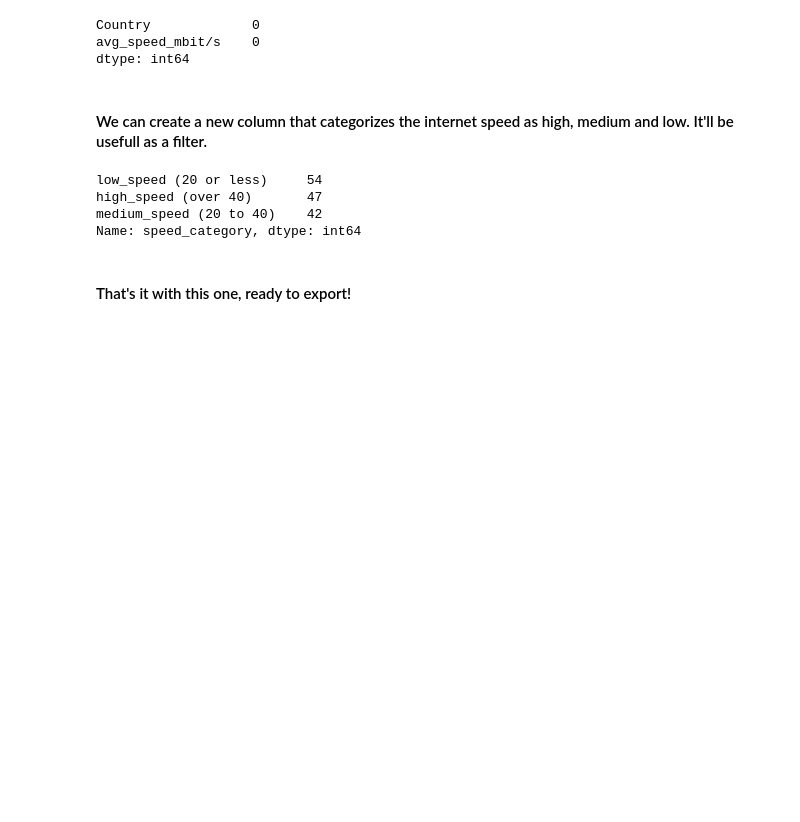
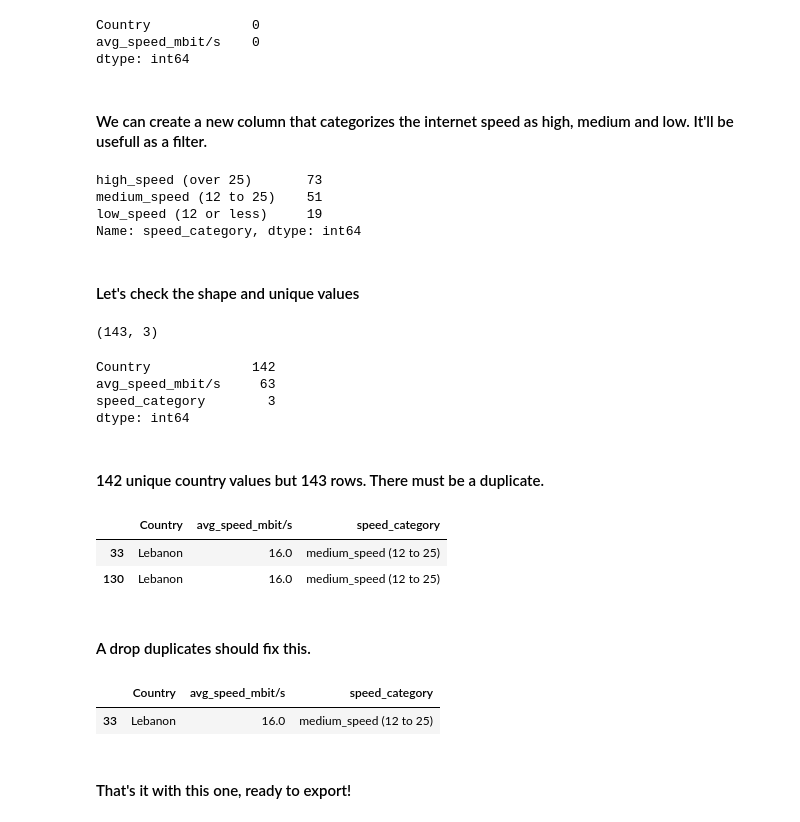
Before and after one commit to ManuelEspitia1/cerebro, a Jupyter notebook: webproject.ipynb, the cells around one changed output. Drawn from its saved outputs; the diff is of its cells as text; code cells hidden in the pictures; blank space fills up the shorter version.

Commit message:
Fix bug in speed DF Please enter the commit message for your changes. Lines starting

```diff
--- a/webproject.ipynb
+++ b/webproject.ipynb
@@ -439,17 +439,41 @@ speed['Country'] = speed['Country'].str.strip()
 # %%
 # Setting up speed categories:
 conditions = [
-        (speed['avg_speed_mbit/s'] <= 20),
-        (speed['avg_speed_mbit/s'] > 20) & (speed['avg_speed_mbit/s'] <= 40),
-        (speed['avg_speed_mbit/s'] > 40)
+        (speed['avg_speed_mbit/s'] <= 12),
+        (speed['avg_speed_mbit/s'] > 12) & (speed['avg_speed_mbit/s'] <= 25),
+        (speed['avg_speed_mbit/s'] > 25)
 ]
-values = ['low_speed (20 or less)','medium_speed (20 to 40)','high_speed (over 40)']
+values = ['low_speed (12 or less)','medium_speed (12 to 25)','high_speed (over 25)']
 
 speed['speed_category'] = np.select(conditions, values)
 # %%
 speed['speed_category'].value_counts()
 # %% [output]
-low_speed (20 or less)     54
-high_speed (over 40)       47
-medium_speed (20 to 40)    42
+high_speed (over 25)       73
+medium_speed (12 to 25)    51
+low_speed (12 or less)     19
 Name: speed_category, dtype: int64
+# %% [markdown]
+#### Let's check the shape and unique values
+# %%
+speed.shape
+# %% [output]
+(143, 3)
+# %%
+speed.nunique()
+# %% [output]
+Country             142
+avg_speed_mbit/s     63
+speed_category        3
+dtype: int64
+# %% [markdown]
+#### 142 unique country values but 143 rows. There must be a duplicate.
+# %%
+# After a quick search, the country Lebanon is duplicated
+speed.loc[speed['Country']=='Lebanon',]
+# %% [output]
+|  | Country | avg_speed_mbit/s | speed_category |
+| 33 | Lebanon | 16.0 | medium_speed (12 to 25) |
+| 130 | Lebanon | 16.0 | medium_speed (12 to 25) |
+# %% [markdown]
+#### A drop duplicates should fix this.
@@ -456,3 +482,8 @@ Name: speed_category, dtype: int64
+# %%
+speed.loc[speed['Country']=='Lebanon',]
+# %% [output]
+|  | Country | avg_speed_mbit/s | speed_category |
+| 33 | Lebanon | 16.0 | medium_speed (12 to 25) |
 # %% [markdown]
 #### That's it with this one, ready to export!
 # %% [markdown]
```
Also changed, not shown: parts of 2 cells of this notebook.
